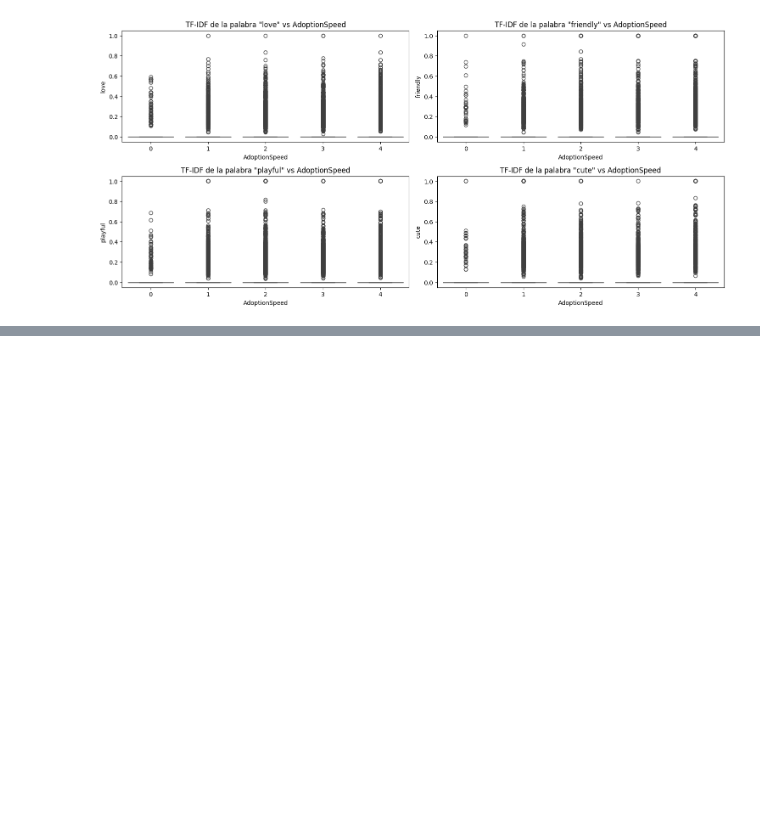
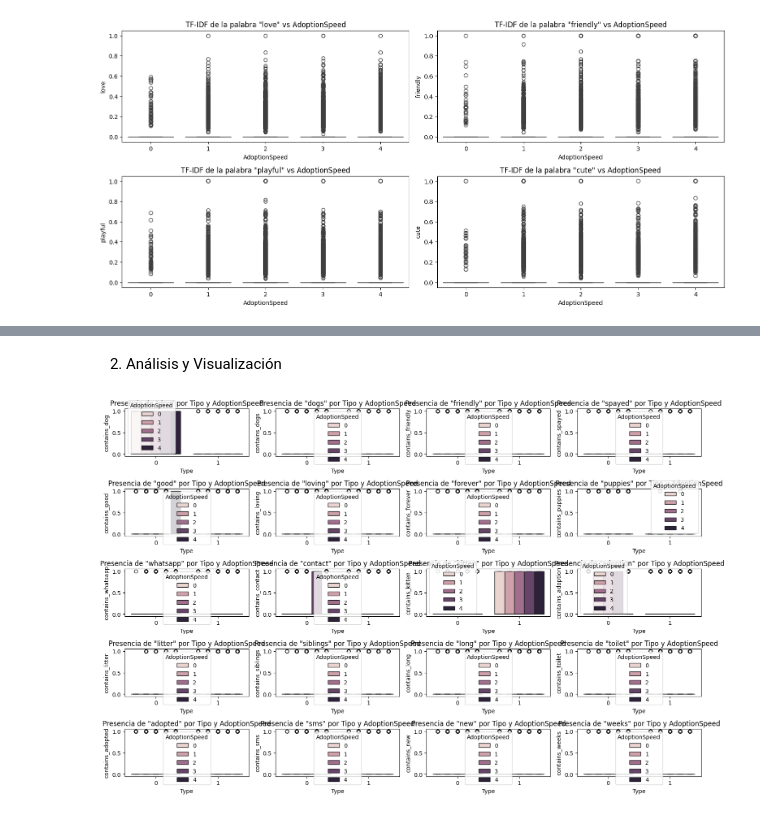
Before and after one commit to lmbsoft/mcd24-labo2, a Jupyter notebook: grupo2-EDA.ipynb, the cells around one changed output, grey strips where cells are left out. Drawn from its saved outputs; the diff is of its cells as text; code cells hidden in the pictures; blank space fills up the shorter version.

```diff
--- a/grupo2-EDA.ipynb
+++ b/grupo2-EDA.ipynb
@@ -529,0 +600,10 @@ plt.show()
+# %%
+# Lista de palabras correlacionadas
+important_words = list(top_positive_correlations.index) + list(top_negative_correlations.index)
+
+# Crear nuevas características para cada palabra
+for word in important_words:
+    train_df_tfidf[f'contains_{word}'] = train_df_tfidf['Cleaned_Description'].apply(lambda x: 1 if word in x else 0)
+
+# Ver las nuevas características
+print(train_df_tfidf[[f'contains_{word}' for word in important_words]].head())
@@ -529,0 +628,13 @@ plt.show()
+# %% [markdown]
+2. Análisis y Visualización
+# %%
+# Visualizar la presencia de palabras por tipo de mascota y AdoptionSpeed
+plt.figure(figsize=(15, 10))
+for i, word in enumerate(important_words, 1):
+    plt.subplot(5, 4, i)
+    sns.boxplot(data=train_df_tfidf, x='Type', y=f'contains_{word}', hue='AdoptionSpeed')
+    plt.title(f'Presencia de "{word}" por Tipo y AdoptionSpeed')
+plt.tight_layout()
+plt.show()
+# %% [output]
+[figure, added]
```
Also changed, not shown: parts of 5 cells of this notebook.
